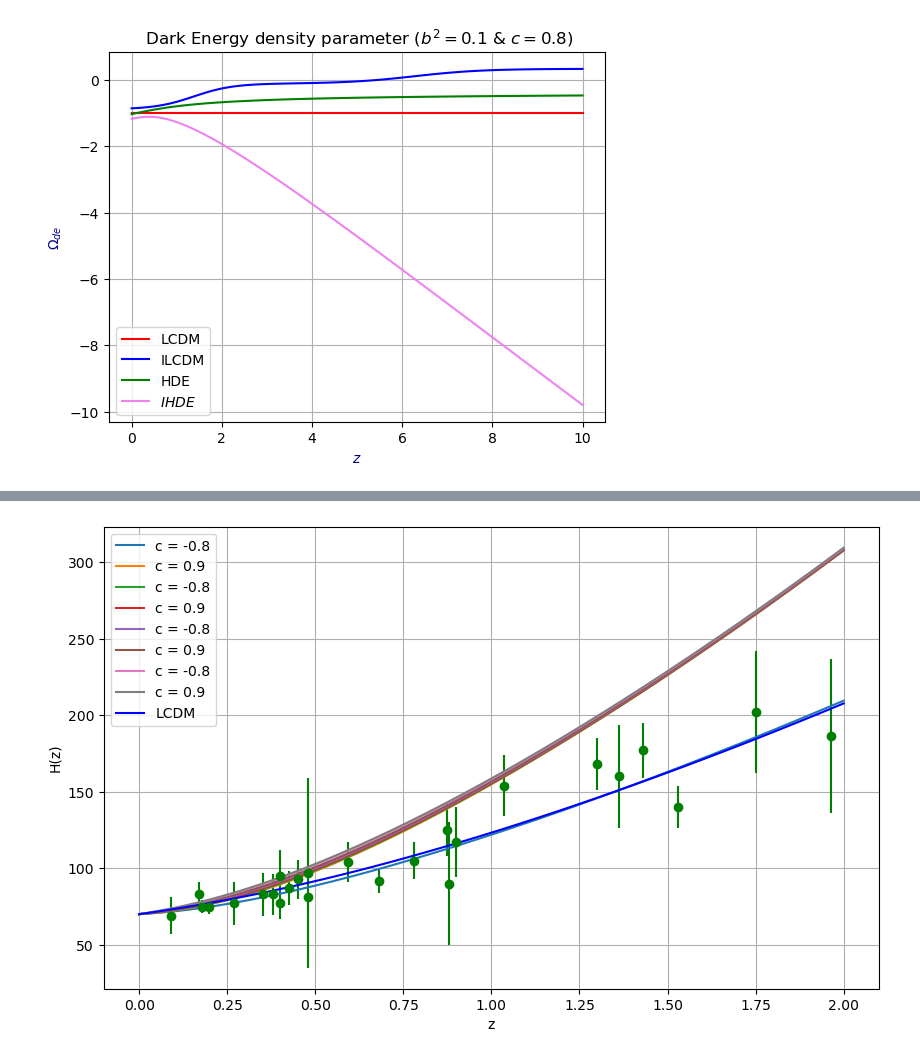
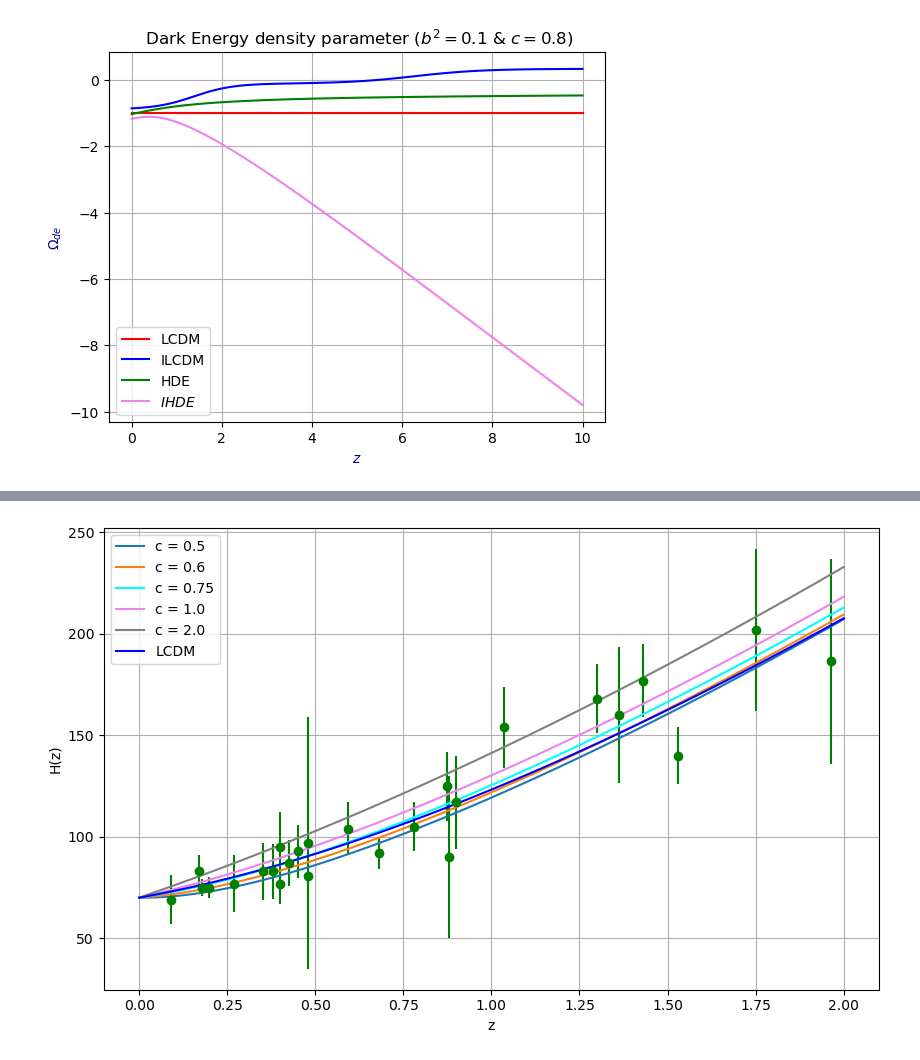
Before and after one commit to xlxnsxzpxtx/HolographicDE, a Jupyter notebook: hde_solutions_z.ipynb, the cells around one changed output, grey strips where cells are left out. Saved outputs shown, nothing was run; the diff lists cells and outputs as text; code cells hidden in the pictures.

```diff
--- a/hde_solutions_z.ipynb
+++ b/hde_solutions_z.ipynb
@@ -503,16 +414,3 @@ arr_hub = np.loadtxt('Hz_all.dat')
 z_obs= arr_hub[:,0]
 hub_obs = arr_hub[:,1]
 error_obs = arr_hub[:,2]
-# %%
-def hub(z, Ok=0):
-    Om= 0.3
-    Or= 0.0001
-    #Ok=0.01
-    Oe= 1 - Om - Or - Ok
-    H0 = 70
-
-    return H0*np.sqrt( Or*(1+z)**4 + Om*(1+z)**3 + Ok*(1+z)**2 + Oe)
-
-
-red_z = np.linspace(0, 2, 100)
-hubz = hub(red_z)
@@ -538,21 +457,22 @@ sol111 = hub_1(z_rs)
 # %%
-z_n = np.linspace(0,2,500)
+c = [0.5, 0.6, 0.75, 1.0,2]
 
 plt.figure(figsize=(10,6))
 plt.errorbar(z_obs, hub_obs, error_obs, ls='', marker='o',color='green')
-plt.plot(z_rs,sol111, label='c = -0.8')
-plt.plot(z_n,hub2, label='c = 0.9')
-plt.plot(z_n,hub3, label='c = -0.8')
-plt.plot(z_n,hub4, label='c = 0.9')
-plt.plot(z_n,hub5, label='c = -0.8')
-plt.plot(z_n,hub6, label='c = 0.9')
-plt.plot(z_n,hub7, label='c = -0.8')
-plt.plot(z_n,hub8, label='c = 0.9')
+plt.plot(z_rs,hub1, label='c = 0.5')
+plt.plot(z_rs,hub2, label='c = 0.6')
+plt.plot(z_rs,hub3, label='c = 0.75', color='cyan')
+plt.plot(z_rs,hub4, label='c = 1.0', color='violet')
+plt.plot(z_rs,hub5, label='c = 2.0',color='gray')
+#plt.plot(z_n,hub5, label='c = -0.8')
+#plt.plot(z_n,hub6, label='c = 0.9')
+#plt.plot(z_n,hub7, label='c = -0.8')
+#plt.plot(z_n,hub8, label='c = 0.9')
 plt.plot(red_z,hubz, label='LCDM',color='blue')
 plt.ylabel('H(z)')
 plt.xlabel('z')
 #plt.plot(redz, hubzc, label='GGC')
 plt.legend()
 plt.grid()
 # %% [output]
-[figure, old version]
+[figure, new version]
```
Also changed, not shown: parts of 6 cells of this notebook.
